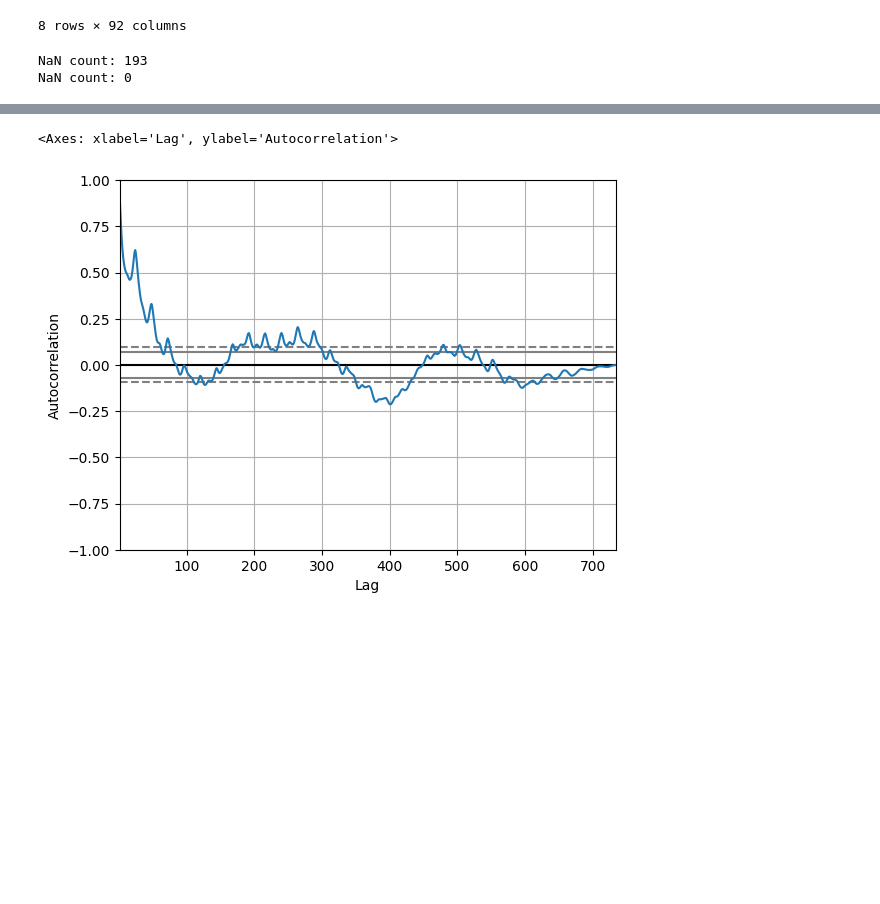
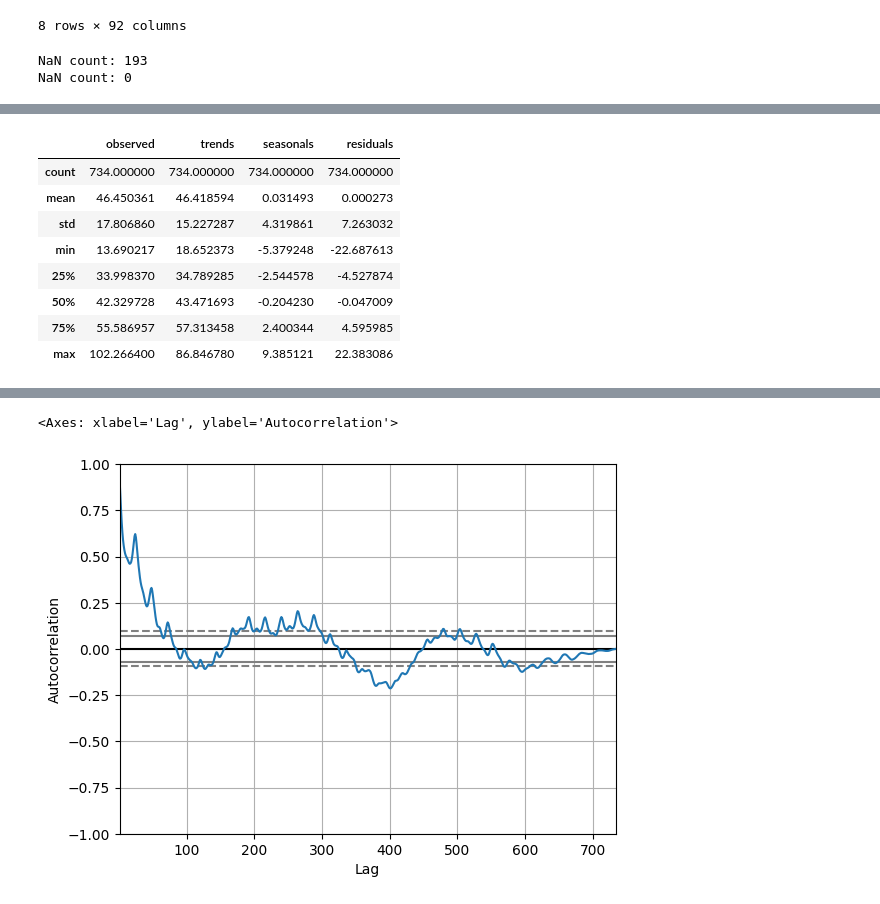
Before and after one commit to GemsLoveNLP/PM25, a Jupyter notebook: eda.ipynb, the cells around one changed output, grey strips where cells are left out. Saved outputs shown, nothing was run; the diff lists cells and outputs as text; code cells hidden in the pictures; blank space fills up the shorter version.

```diff
--- a/eda.ipynb
+++ b/eda.ipynb
@@ -173,0 +189,13 @@ plt.show()
+# %%
+t = pd.DataFrame({"observed":observed, "trends":trends, "seasonals":seasonals, "residuals":residuals})
+t.describe()
+# %% [output]
+|  | observed | trends | seasonals | residuals |
+| count | 734.000000 | 734.000000 | 734.000000 | 734.000000 |
+| mean | 46.450361 | 46.418594 | 0.031493 | 0.000273 |
+| std | 17.806860 | 15.227287 | 4.319861 | 7.263032 |
+| min | 13.690217 | 18.652373 | -5.379248 | -22.687613 |
+| 25% | 33.998370 | 34.789285 | -2.544578 | -4.527874 |
+| 50% | 42.329728 | 43.471693 | -0.204230 | -0.047009 |
+| 75% | 55.586957 | 57.313458 | 2.400344 | 4.595985 |
+| max | 102.266400 | 86.846780 | 9.385121 | 22.383086 |
```
Also changed, not shown: parts of 13 cells of this notebook, 3 other files.
